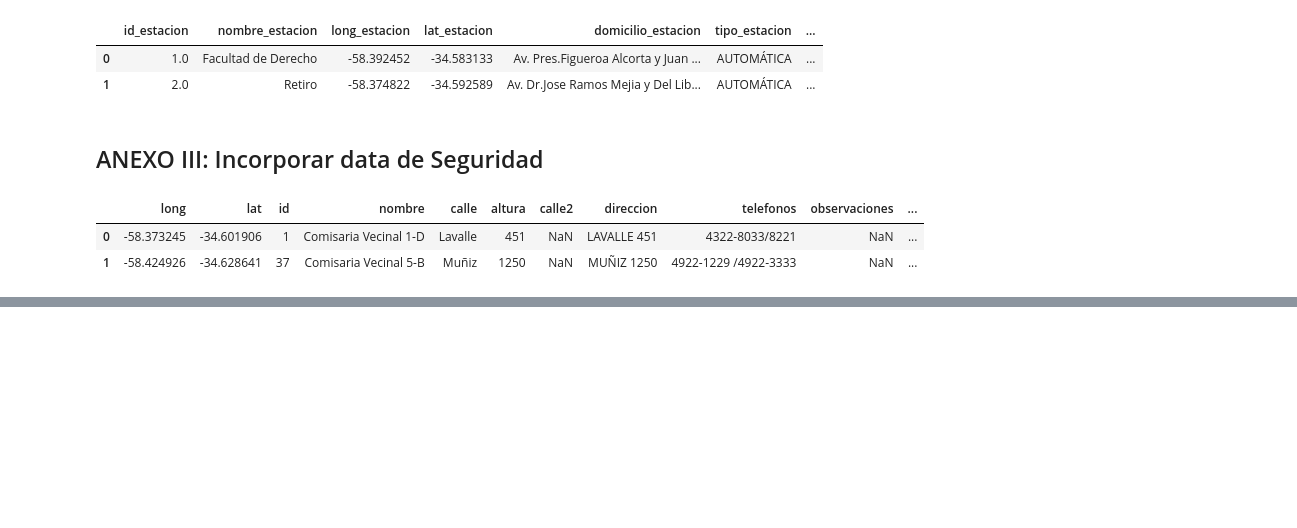
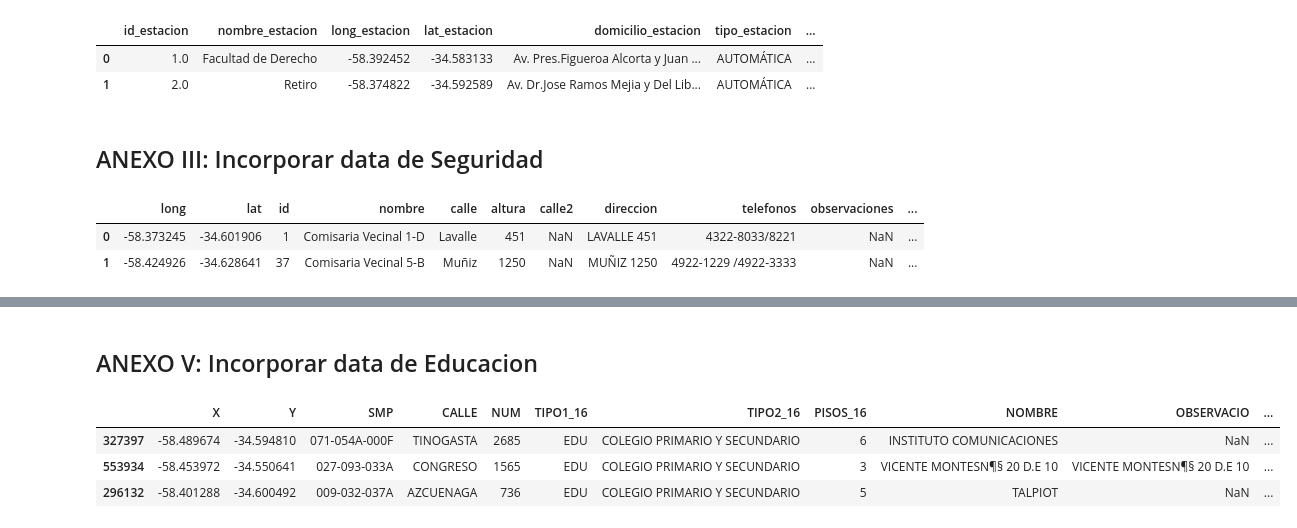
Before and after one commit to franfasan1/DH_G8_desafio1, a Jupyter notebook: notebook_desafio-rev2.ipynb, the cells around one changed output, grey strips where cells are left out. Saved outputs shown, nothing was run; the diff lists cells and outputs as text; code cells hidden in the pictures; blank space fills up the shorter version.

```diff
--- a/notebook_desafio-rev2.ipynb
+++ b/notebook_desafio-rev2.ipynb
@@ -756,0 +742,14 @@ data = data.join(comisaria_mas_cerca)
+# %% [markdown]
+## ANEXO V: Incorporar data de Educacion
+# %%
+RAMA = ["ENSEÑANZA"]
+
+mask = [(x in RAMA) for x in relevamiento.RAMA]
+
+relevamiento_educacion = relevamiento.loc[mask,:]
+relevamiento_educacion.sample(3)
+# %% [output]
+|  | X | Y | SMP | CALLE | NUM | TIPO1_16 | TIPO2_16 | PISOS_16 | NOMBRE | OBSERVACIO | ... |
+| 327397 | -58.489674 | -34.594810 | 071-054A-000F | TINOGASTA | 2685 | EDU | COLEGIO PRIMARIO Y SECUNDARIO | 6 | INSTITUTO COMUNICACIONES | NaN | ... |
+| 553934 | -58.453972 | -34.550641 | 027-093-033A | CONGRESO | 1565 | EDU | COLEGIO PRIMARIO Y SECUNDARIO | 3 | VICENTE MONTESN¶§ 20 D.E 10 | VICENTE MONTESN¶§ 20 D.E 10 | ... |
+| 296132 | -58.401288 | -34.600492 | 009-032-037A | AZCUENAGA | 736 | EDU | COLEGIO PRIMARIO Y SECUNDARIO | 5 | TALPIOT | NaN | ... |
```
Also changed, not shown: parts of 28 cells of this notebook.
